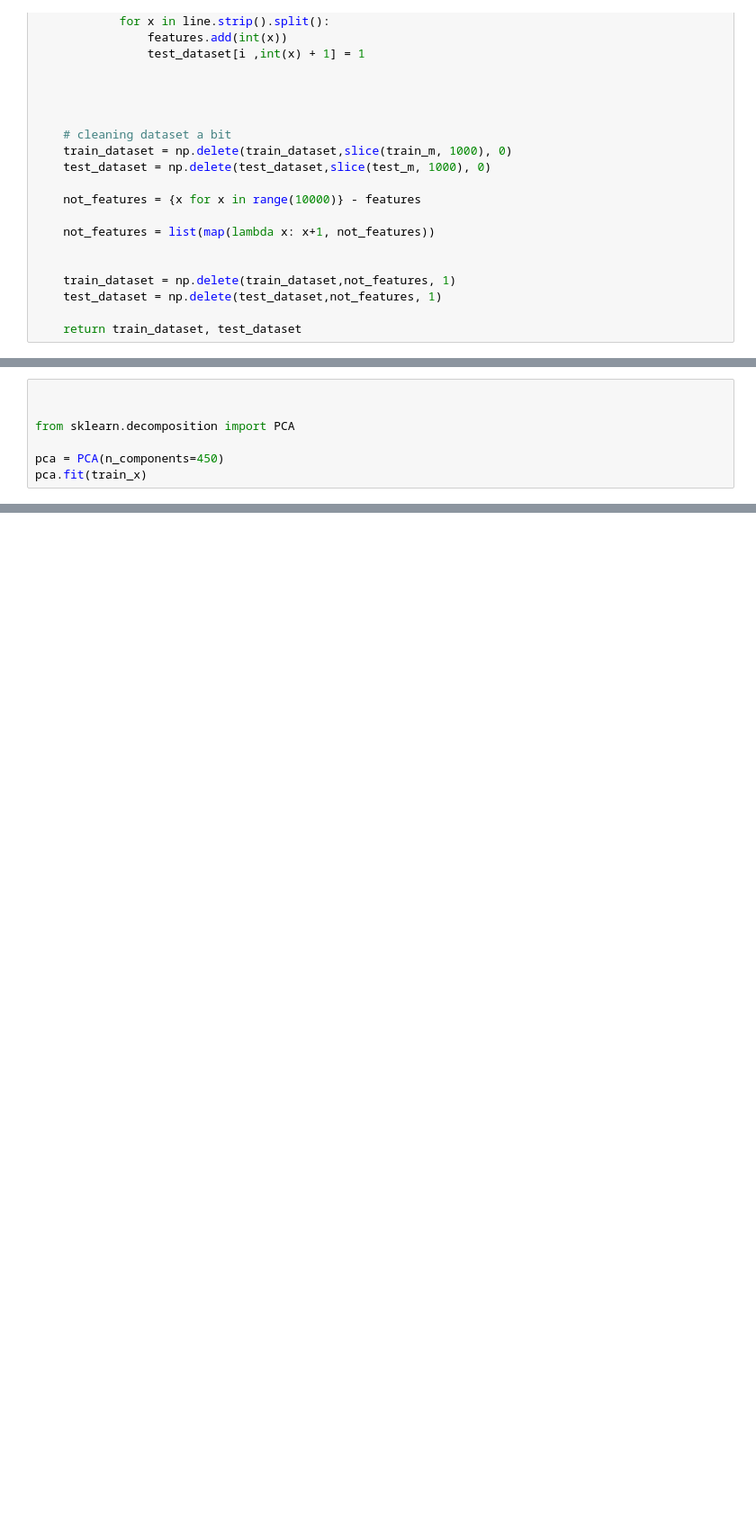
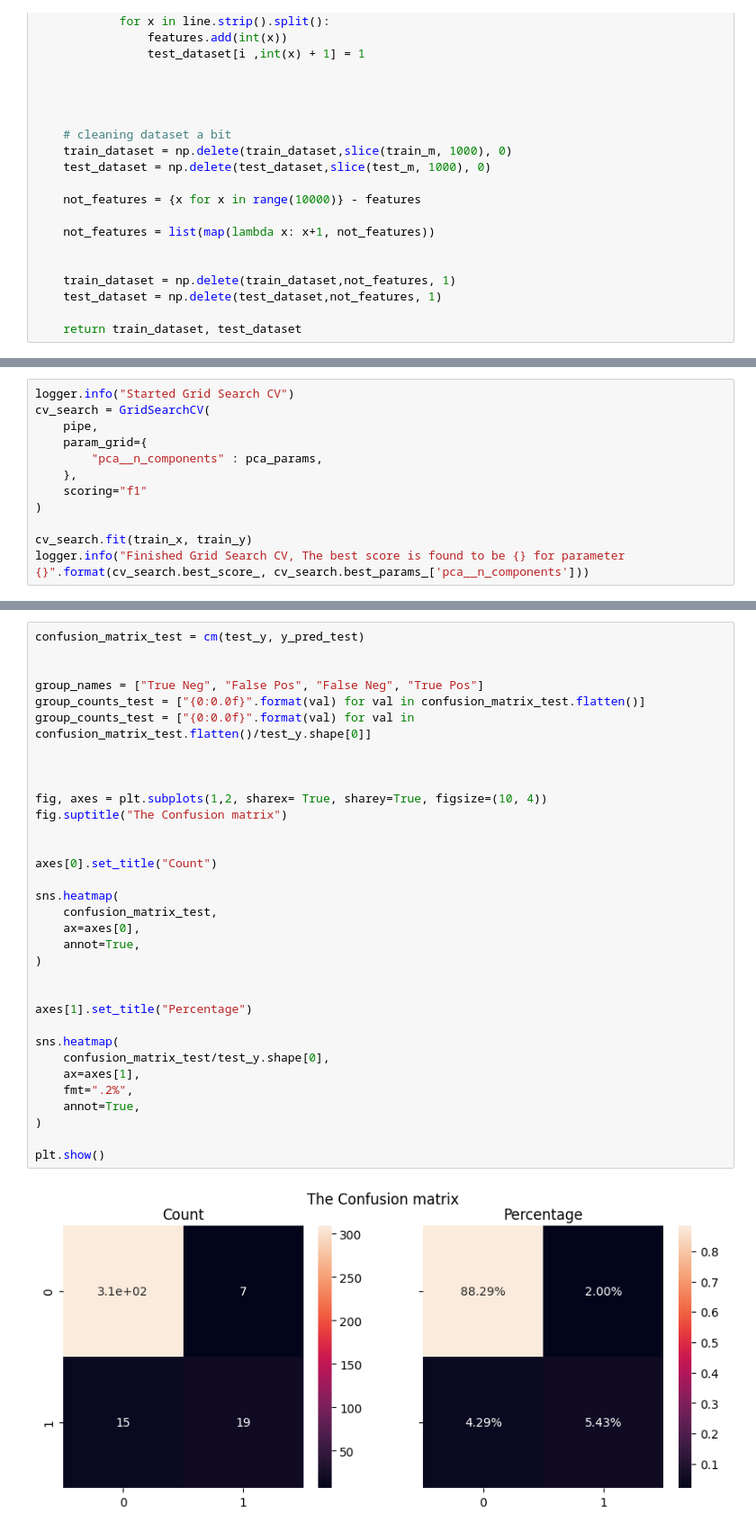
Before and after one commit to Amirth24/drug-activity-prediction, a Jupyter notebook: Drug_Activity_Prediction.ipynb, the cells around one changed output, grey strips where cells are left out. Shown at 90% size. Drawn from its saved outputs; the diff is of its cells as text; blank space fills up the shorter version.

```diff
--- a/Drug_Activity_Prediction.ipynb
+++ b/Drug_Activity_Prediction.ipynb
@@ -66,7 +87,0 @@ test_data[2, 0]
-# %%
-
-
-from sklearn.decomposition import PCA
-
-pca = PCA(n_components=450)
-pca.fit(train_x)
@@ -95,0 +125,12 @@ F1 Score : 0.3278688524590164
+# %%
+logger.info("Started Grid Search CV")
+cv_search = GridSearchCV(
+    pipe,
+    param_grid={
+        "pca__n_components" : pca_params,
+    },
+    scoring="f1"
+)
+
+cv_search.fit(train_x, train_y)
+logger.info("Finished Grid Search CV, The best score is found to be {} for parameter {}".format(cv_search.best_score_, cv_search.best_params_['pca__n_components']))
@@ -95,0 +183,35 @@ F1 Score : 0.3278688524590164
+# %%
+confusion_matrix_test = cm(test_y, y_pred_test)
+
+
+group_names = ["True Neg", "False Pos", "False Neg", "True Pos"]
+group_counts_test = ["{0:0.0f}".format(val) for val in confusion_matrix_test.flatten()]
+group_counts_test = ["{0:0.0f}".format(val) for val in confusion_matrix_test.flatten()/test_y.shape[0]]
+
+
+
+fig, axes = plt.subplots(1,2, sharex= True, sharey=True, figsize=(10, 4))
+fig.suptitle("The Confusion matrix")
+
+
+axes[0].set_title("Count")
+
+sns.heatmap(
+    confusion_matrix_test,
+    ax=axes[0],
+    annot=True,
+)
+
+
+axes[1].set_title("Percentage")
+
+sns.heatmap(
+    confusion_matrix_test/test_y.shape[0],
+    ax=axes[1],
+    fmt=".2%",
+    annot=True,
+)
+
+plt.show()
+# %% [output]
+[figure, added]
```
Also changed, not shown: parts of 20 cells of this notebook, 2 other files.
